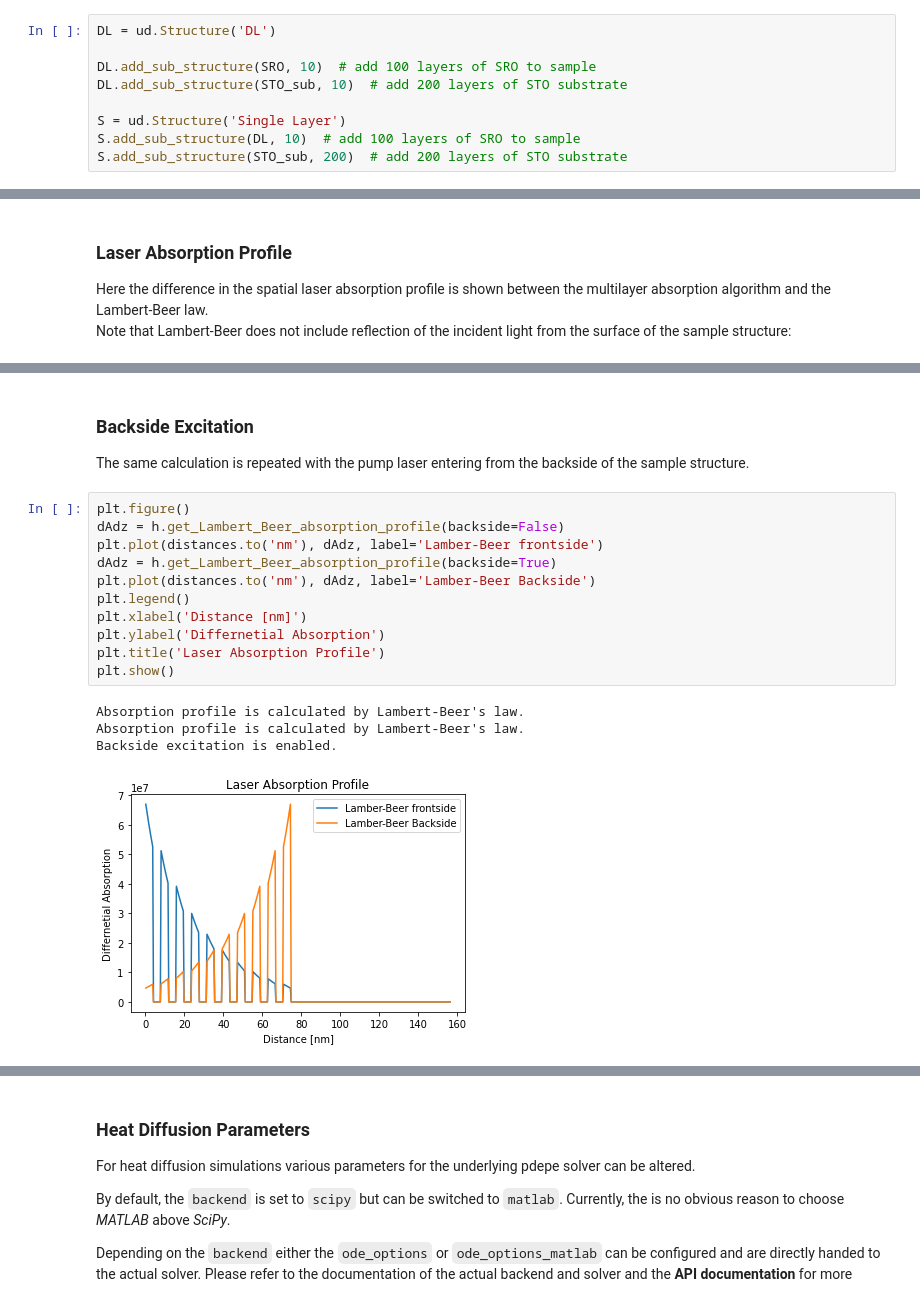
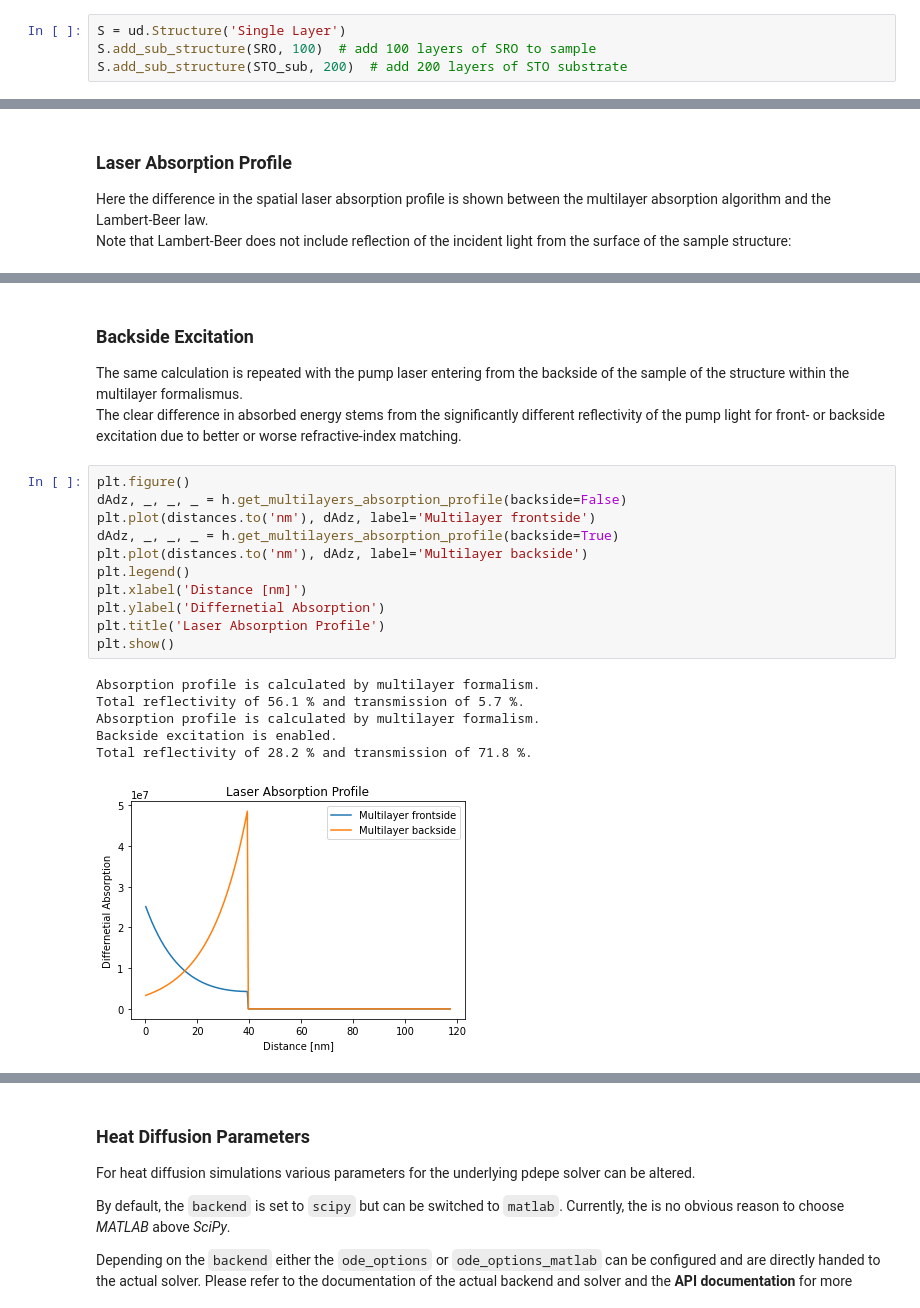
Before and after one commit to dschick/udkm1Dsim, a Jupyter notebook: docs/source/examples/heat.ipynb, the cells around one changed output, grey strips where cells are left out. Saved outputs shown, nothing was run; the diff lists cells and outputs as text.

Commit message:
update heat example for backside excitation

```diff
--- a/docs/source/examples/heat.ipynb
+++ b/docs/source/examples/heat.ipynb
@@ -73,13 +73,8 @@ STO_sub.add_atom(O, 0.5)
 STO_sub.add_atom(O, 0.5)
 STO_sub.add_atom(Ti, 0.5)
 # %%
-DL = ud.Structure('DL')
-
-DL.add_sub_structure(SRO, 10)  # add 100 layers of SRO to sample
-DL.add_sub_structure(STO_sub, 10)  # add 200 layers of STO substrate
-
 S = ud.Structure('Single Layer')
-S.add_sub_structure(DL, 10)  # add 100 layers of SRO to sample
+S.add_sub_structure(SRO, 100)  # add 100 layers of SRO to sample
 S.add_sub_structure(STO_sub, 200)  # add 200 layers of STO substrate
 # %% [markdown]
 ## Initialize Heat
@@ -174,20 +169,23 @@ Absorption profile is calculated by Lambert-Beer's law.
 # %% [markdown]
 ### Backside Excitation
 
-The same calculation is repeated with the pump laser entering from the backside of the sample structure.
+The same calculation is repeated with the pump laser entering from the backside of the sample of the structure within the multilayer formalismus.
+The clear difference in absorbed energy stems from the significantly different reflectivity of the pump light for front- or backside excitation due to better or worse refractive-index matching.
 # %%
 plt.figure()
-dAdz = h.get_Lambert_Beer_absorption_profile(backside=False)
-plt.plot(distances.to('nm'), dAdz, label='Lamber-Beer frontside')
-dAdz = h.get_Lambert_Beer_absorption_profile(backside=True)
-plt.plot(distances.to('nm'), dAdz, label='Lamber-Beer Backside')
+dAdz, _, _, _ = h.get_multilayers_absorption_profile(backside=False)
+plt.plot(distances.to('nm'), dAdz, label='Multilayer frontside')
+dAdz, _, _, _ = h.get_multilayers_absorption_profile(backside=True)
+plt.plot(distances.to('nm'), dAdz, label='Multilayer backside')
 plt.legend()
 plt.xlabel('Distance [nm]')
 plt.ylabel('Differnetial Absorption')
 plt.title('Laser Absorption Profile')
 plt.show()
 # %% [output]
-Absorption profile is calculated by Lambert-Beer's law.
-Absorption profile is calculated by Lambert-Beer's law.
+Absorption profile is calculated by multilayer formalism.
+Total reflectivity of 56.1 % and transmission of 5.7 %.
+Absorption profile is calculated by multilayer formalism.
 Backside excitation is enabled.
+Total reflectivity of 28.2 % and transmission of 71.8 %.
-[figure, old version]
+[figure, new version]
```
Also changed, not shown: parts of 17 cells of this notebook.
